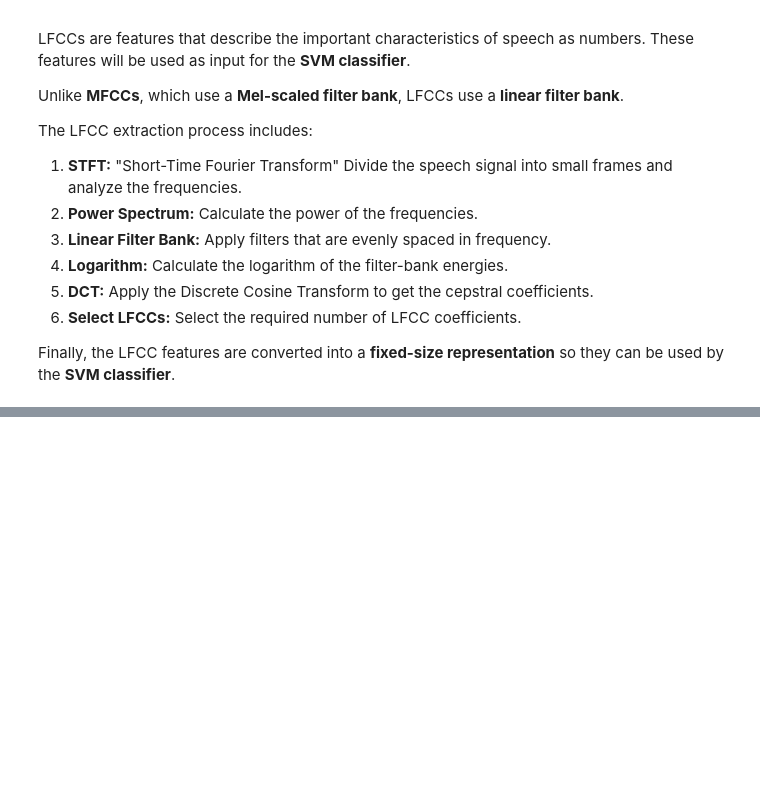
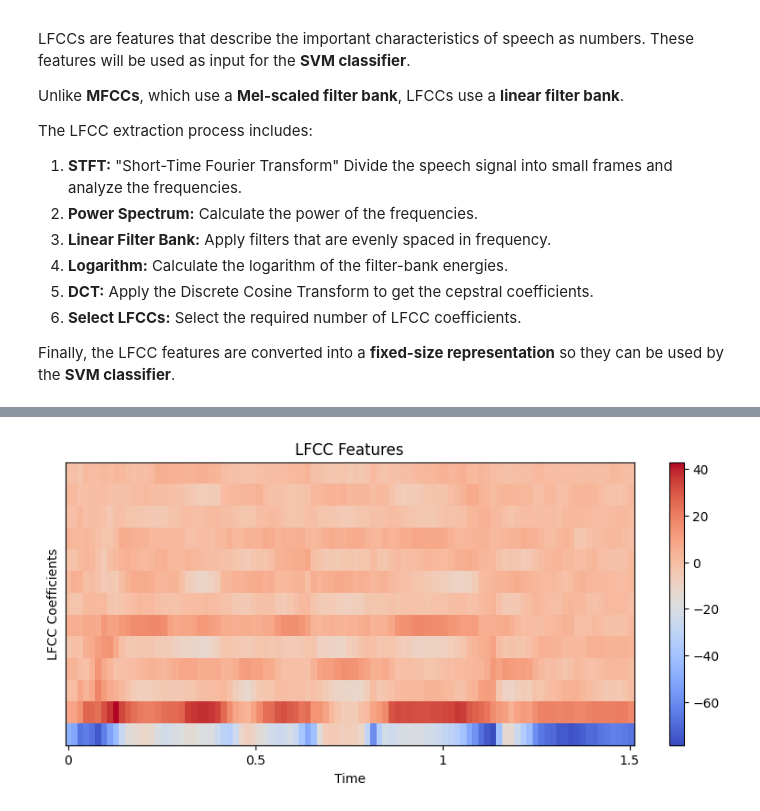
Before and after one commit to WaadZiadeh/Spoken-Project, a Jupyter notebook: Spoken_Project_.ipynb, the cells around one changed output, grey strips where cells are left out. Cells and saved outputs as stored; diff of their text form; code cells hidden in the pictures; blank space fills up the shorter version.

```diff
--- a/Spoken_Project_.ipynb
+++ b/Spoken_Project_.ipynb
@@ -52,0 +50,9 @@ Files missing: 6
+# %%
+import shutil
+import os
+
+local_path = "/content/test_audio.flac"
+
+shutil.copy(audio_path, local_path)
+
+print("Copied successfully:", os.path.exists(local_path))
@@ -52,0 +61,6 @@ Files missing: 6
+# %%
+audio, sr = preprocess_audio(local_path)
+
+print("Sample rate:", sr)
+print("Number of samples:", len(audio))
+print("Duration:", len(audio) / sr, "seconds")
@@ -370,0 +464,9 @@ def linear_filter_bank(
+# %%
+audio_path = train.iloc[0]["audio_path"]
+
+lfcc, sr = extract_lfcc(audio_path)
+
+print("File ID:", train.iloc[0]["file_id"])
+print("Label:", train.iloc[0]["label"])
+print("Sample Rate:", sr)
+print("LFCC Shape:", lfcc.shape)
@@ -370,0 +505,20 @@ def linear_filter_bank(
+# %%
+import librosa.display
+
+plt.figure(figsize=(10, 4))
+
+librosa.display.specshow(
+    lfcc,
+    x_axis="time",
+    sr=sr,
+    hop_length=HOP_LENGTH
+)
+
+plt.colorbar()
+plt.title("LFCC Features")
+plt.xlabel("Time")
+plt.ylabel("LFCC Coefficients")
+
+plt.show()
+# %% [output]
+[figure, added]
```
Also changed, not shown: parts of 13 cells of this notebook.
